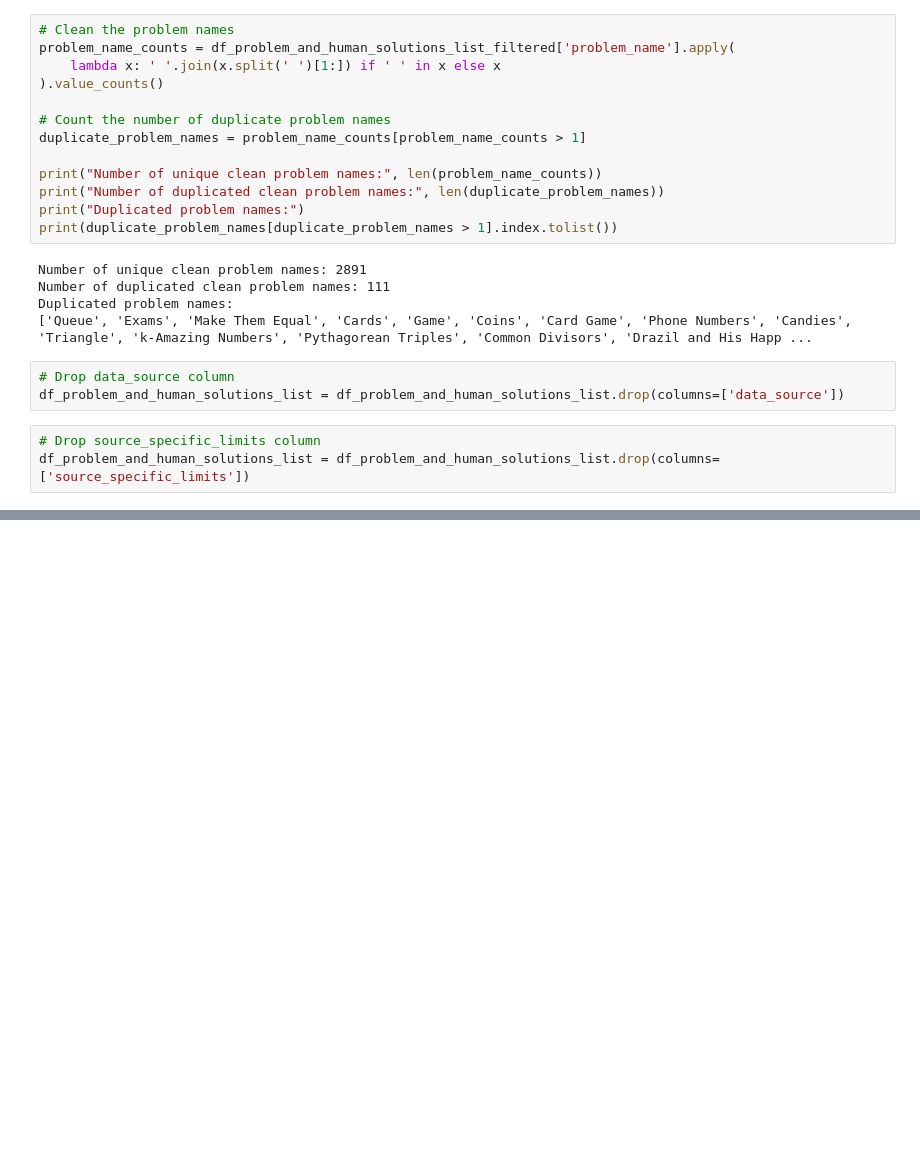
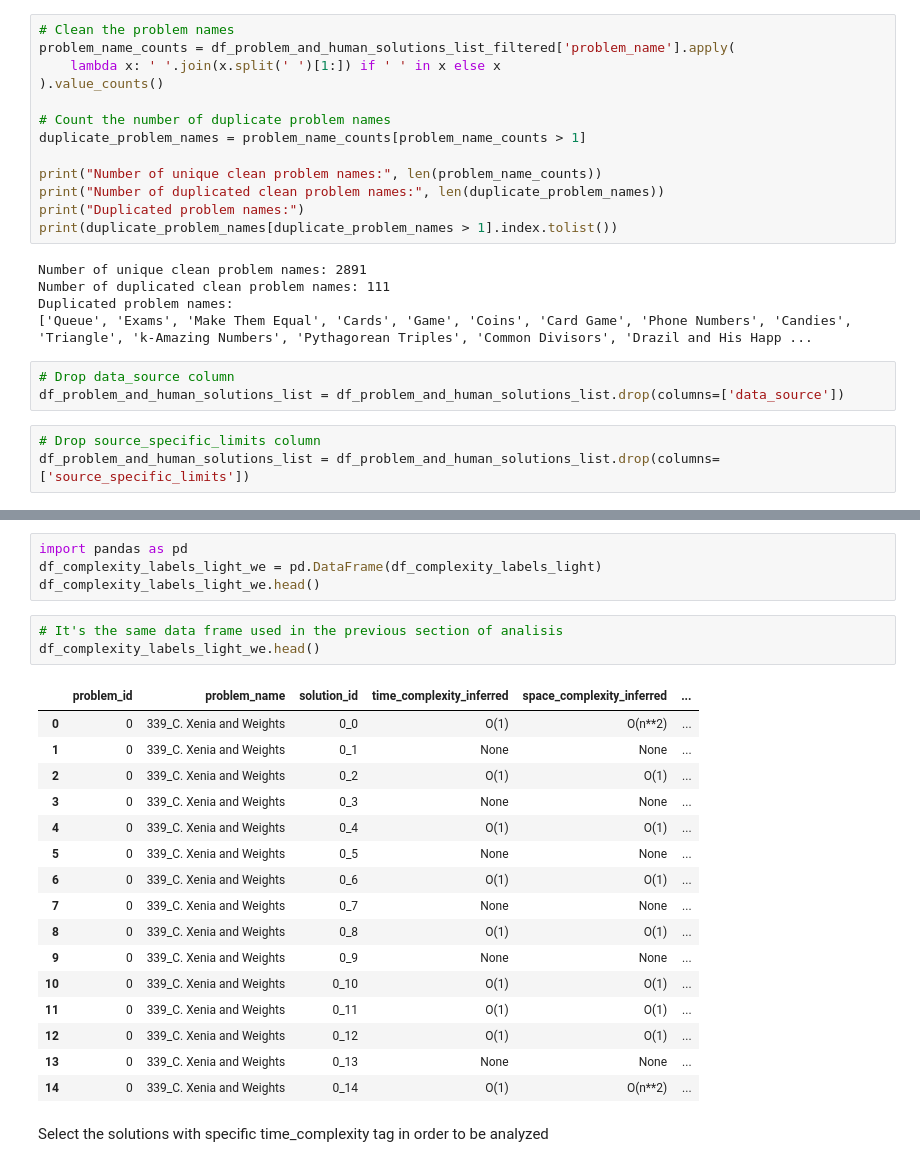
Before and after one commit to chiaranb/NLP-Project, a Jupyter notebook: Preliminary_Analysis_Indexing.ipynb, the cells around one changed output, grey strips where cells are left out. Drawn from its saved outputs; the diff is of its cells as text; blank space fills up the shorter version.

```diff
--- a/Preliminary_Analysis_Indexing.ipynb
+++ b/Preliminary_Analysis_Indexing.ipynb
@@ -1647,0 +3337,26 @@ df_problem_and_human_solutions_list = df_problem_and_human_solutions_list.drop(c
+# %%
+import pandas as pd
+df_complexity_labels_light_we = pd.DataFrame(df_complexity_labels_light)
+df_complexity_labels_light_we.head()
+# %%
+# It's the same data frame used in the previous section of analisis
+df_complexity_labels_light_we.head()
+# %% [output]
+|  | problem_id | problem_name | solution_id | time_complexity_inferred | space_complexity_inferred | ... |
+| 0 | 0 | 339_C. Xenia and Weights | 0_0 | O(1) | O(n**2) | ... |
+| 1 | 0 | 339_C. Xenia and Weights | 0_1 | None | None | ... |
+| 2 | 0 | 339_C. Xenia and Weights | 0_2 | O(1) | O(1) | ... |
+| 3 | 0 | 339_C. Xenia and Weights | 0_3 | None | None | ... |
+| 4 | 0 | 339_C. Xenia and Weights | 0_4 | O(1) | O(1) | ... |
+| 5 | 0 | 339_C. Xenia and Weights | 0_5 | None | None | ... |
+| 6 | 0 | 339_C. Xenia and Weights | 0_6 | O(1) | O(1) | ... |
+| 7 | 0 | 339_C. Xenia and Weights | 0_7 | None | None | ... |
+| 8 | 0 | 339_C. Xenia and Weights | 0_8 | O(1) | O(1) | ... |
+| 9 | 0 | 339_C. Xenia and Weights | 0_9 | None | None | ... |
+| 10 | 0 | 339_C. Xenia and Weights | 0_10 | O(1) | O(1) | ... |
+| 11 | 0 | 339_C. Xenia and Weights | 0_11 | O(1) | O(1) | ... |
+| 12 | 0 | 339_C. Xenia and Weights | 0_12 | O(1) | O(1) | ... |
+| 13 | 0 | 339_C. Xenia and Weights | 0_13 | None | None | ... |
+| 14 | 0 | 339_C. Xenia and Weights | 0_14 | O(1) | O(n**2) | ... |
+# %% [markdown]
+Select the solutions with specific time_complexity tag in order to be analyzed
```
Also changed, not shown: parts of 177 cells of this notebook.
